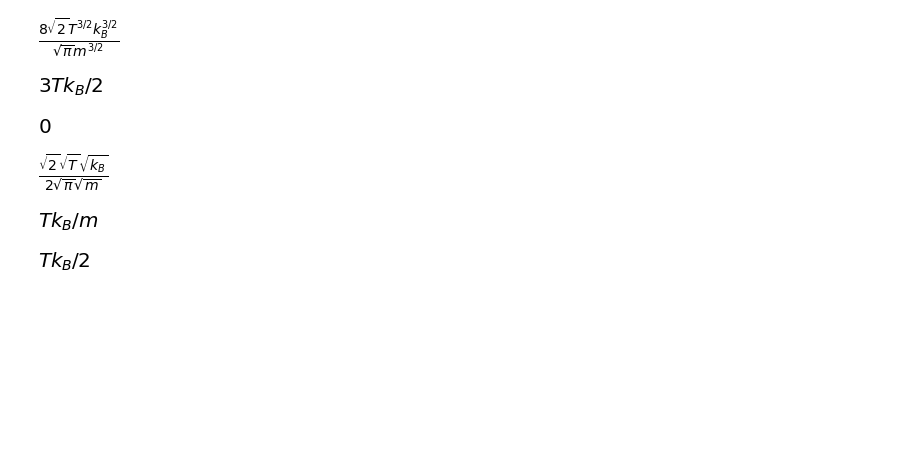
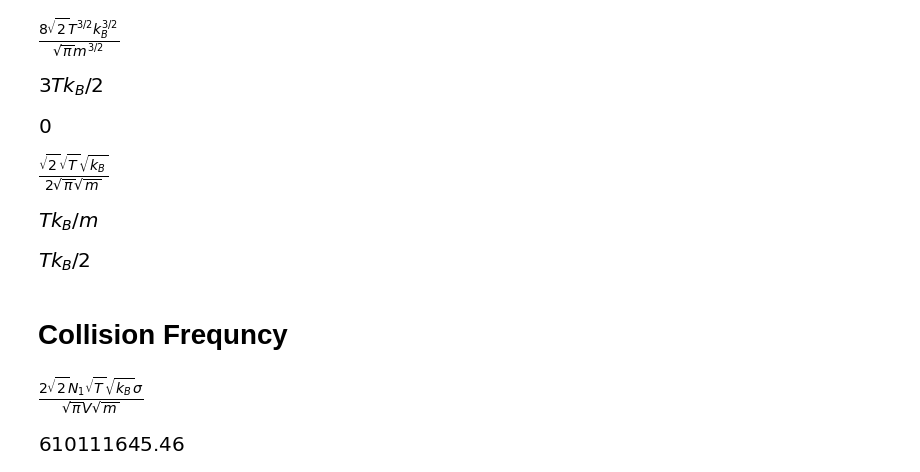
Before and after one commit to davis689/binder, a Jupyter notebook: CHEM452/Maxwell_Boltzmann.ipynb, the cells around one changed output. Cells and saved outputs as stored; diff of their text form; code cells hidden in the pictures; blank space fills up the shorter version.

```diff
--- a/CHEM452/Maxwell_Boltzmann.ipynb
+++ b/CHEM452/Maxwell_Boltzmann.ipynb
@@ -79,7 +81,8 @@ p1d.show()
 # Averages
 Now that we a distribution function that gives the fraction of molecules going each speed, we can use it to get average values.
 # %%
-sp.integrate(mb3d.rhs*v,(v,0,oo)) # average v
+v_avg=  sp.integrate(mb3d.rhs*v,(v,0,oo)) # average v
+v_avg
 # %% [output]
 [figure]
 # %%
@@ -111,2 +118,15 @@ sp.integrate(mbx.rhs*vx**2*m/2,(vx,-oo,oo))
 # %% [output]
 [figure]
+# %% [markdown]
+# Collision Frequncy
+# %%
+cs,V,N1=sp.symbols('sigma, V, N_1',nonnegative=True,real=True)
+# %%
+Z1=cs*v_avg*N1/V
+Z1
+# %% [output]
+[figure, added]
+# %%
+round(Z1.subs(N1,6e23).subs(V,.024).subs(T,298).subs(cs,pi*140e-12**2).subs(kb,1.38e-23).subs(m,0.040/6e23).evalf(),2)
+# %% [output]
+[figure, added]
```
Also changed, not shown: parts of 5 cells of this notebook.
